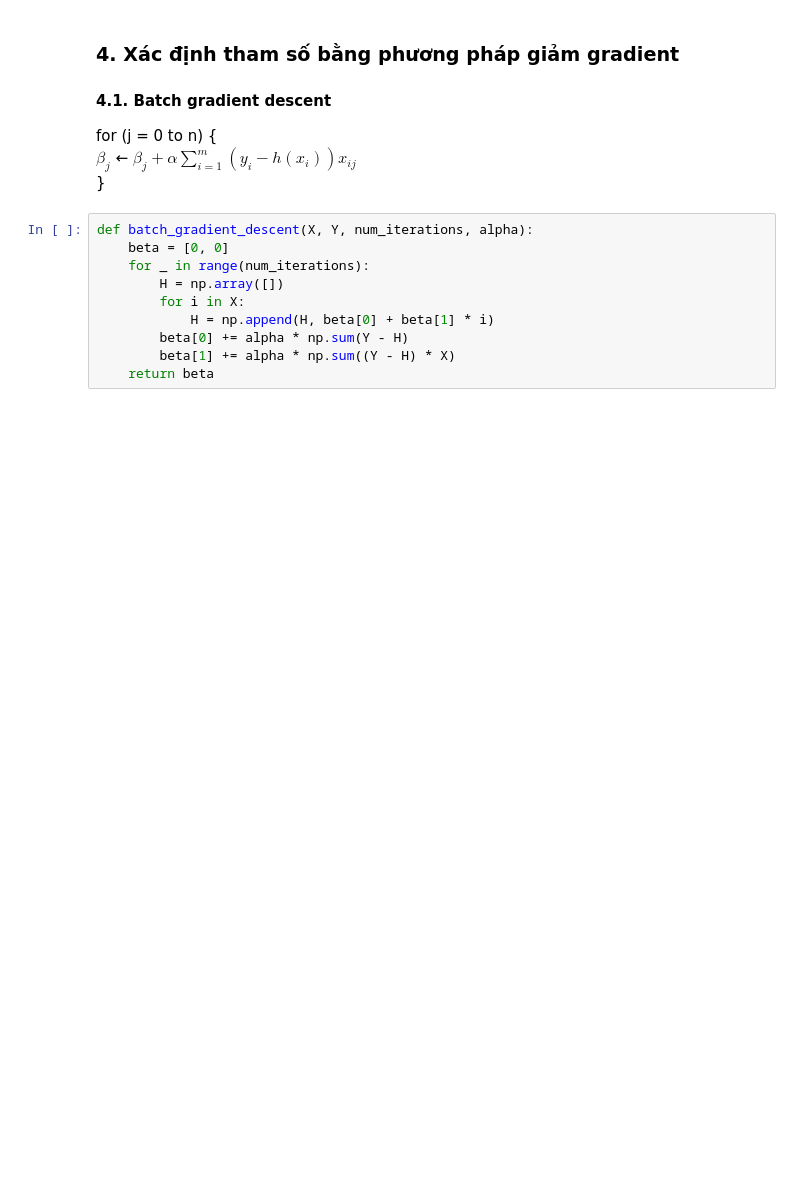
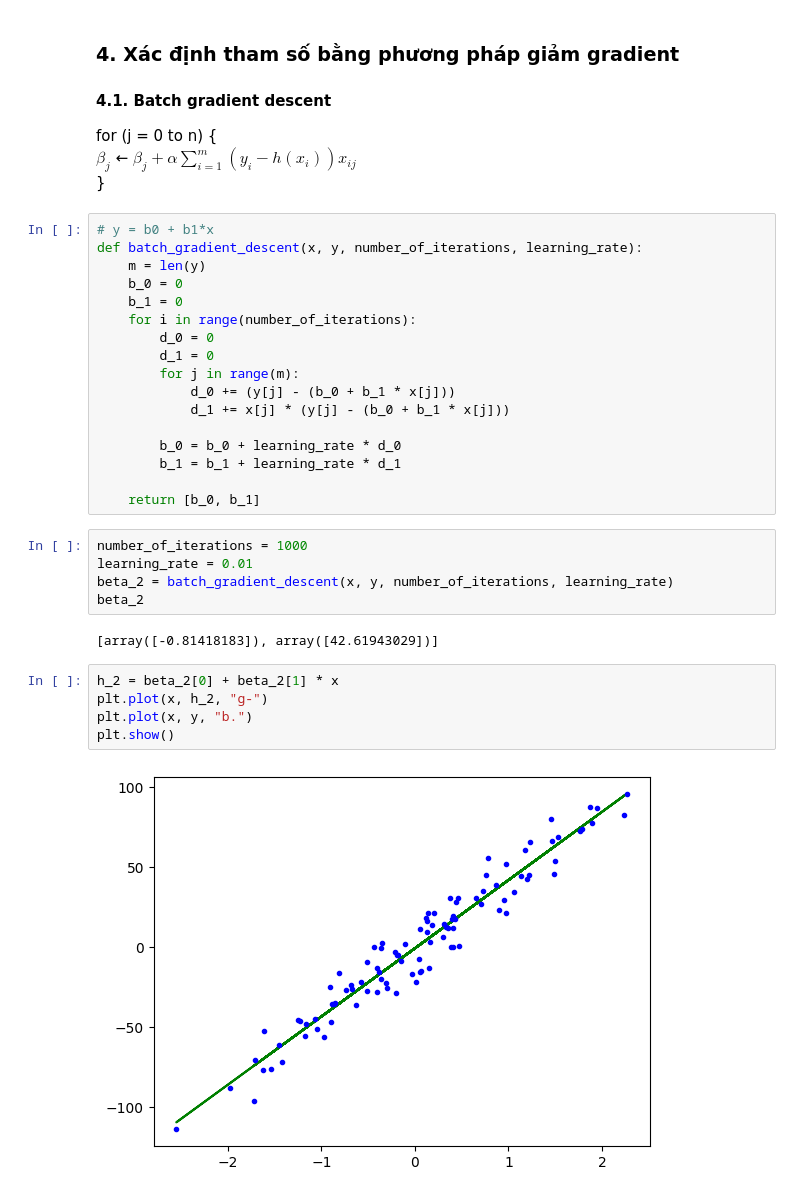
Before and after one commit to nhatthanhnguyen/linear-regression-gradient-descent-demo, a Jupyter notebook: linear-regression.ipynb, the cells around one changed output. Drawn from its saved outputs; the diff is of its cells as text; blank space fills up the shorter version.

```diff
--- a/linear-regression.ipynb
+++ b/linear-regression.ipynb
@@ -86,13 +92,34 @@ for (j = 0 to n) \{
     $\beta_j$ &larr; $\beta_j + \alpha \sum_{i=1}^{m} (y_i - h(x_i))x_{ij}$
     \
 \}
-# %%
-def batch_gradient_descent(X, Y, num_iterations, alpha):
-    beta = [0, 0]
-    for _ in range(num_iterations):
-        H = np.array([])
-        for i in X:
-            H = np.append(H, beta[0] + beta[1] * i)
-        beta[0] += alpha * np.sum(Y - H)
-        beta[1] += alpha * np.sum((Y - H) * X)
-    return beta
+# %%
+# y = b0 + b1*x
+def batch_gradient_descent(x, y, number_of_iterations, learning_rate):
+    m = len(y)
+    b_0 = 0
+    b_1 = 0
+    for i in range(number_of_iterations):
+        d_0 = 0
+        d_1 = 0
+        for j in range(m):
+            d_0 += (y[j] - (b_0 + b_1 * x[j]))
+            d_1 += x[j] * (y[j] - (b_0 + b_1 * x[j]))
+
+        b_0 = b_0 + learning_rate * d_0
+        b_1 = b_1 + learning_rate * d_1
+
+    return [b_0, b_1]
+# %%
+number_of_iterations = 1000
+learning_rate = 0.01
+beta_2 = batch_gradient_descent(x, y, number_of_iterations, learning_rate)
+beta_2
+# %% [output]
+[array([-0.81418183]), array([42.61943029])]
+# %%
+h_2 = beta_2[0] + beta_2[1] * x
+plt.plot(x, h_2, "g-")
+plt.plot(x, y, "b.")
+plt.show()
+# %% [output]
+[figure, added]
```
Also changed, not shown: parts of 22 cells of this notebook, 3 other files.
